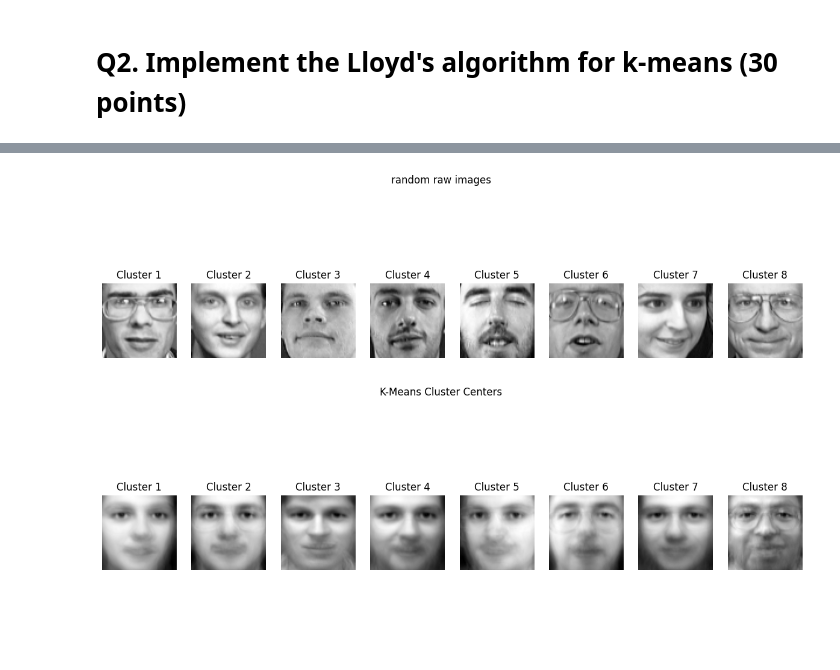
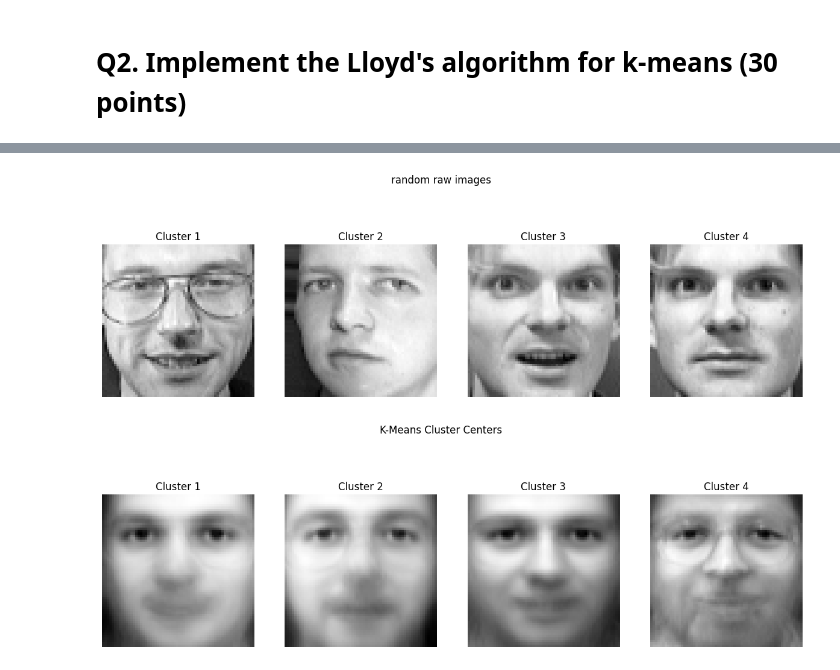
Before and after one commit to TangyKiwi/DSC-240, a Jupyter notebook: HW4/Q2_kmeans.ipynb, the cells around one changed output, grey strips where cells are left out. Cells and saved outputs as stored; diff of their text form; code cells hidden in the pictures; blank space fills up the shorter version.

```diff
--- a/HW4/Q2_kmeans.ipynb
+++ b/HW4/Q2_kmeans.ipynb
@@ -124,35 +139,35 @@ from sklearn.datasets import fetch_olivetti_faces
 # We'll fetch the Olivetti faces dataset
 data = fetch_olivetti_faces().data
 
-k = 8  # number of clusters
+k = 4  # number of clusters
 
 random_imgs = initialize_centroids(data, k)
 
 # Visualize the cluster centers as images
 plt.figure(figsize=(15, 5))
 for i, centroid in enumerate(random_imgs ):
     plt.subplot(1, k, i + 1)
     plt.imshow(centroid.reshape(64, 64), cmap='gray')
     plt.title(f'Cluster {i+1}')
     plt.axis('off')
 plt.suptitle('random raw images')
 plt.show()
 
 
 
 
 # Apply K-Means Clustering
 centroids, _ = kmeans(data, k)
 
 # Visualize the cluster centers as images
 plt.figure(figsize=(15, 5))
 for i, centroid in enumerate(centroids):
     plt.subplot(1, k, i + 1)
     plt.imshow(centroid.reshape(64, 64), cmap='gray')
     plt.title(f'Cluster {i+1}')
     plt.axis('off')
 plt.suptitle('K-Means Cluster Centers')
 plt.show()
 # %% [output]
-[figure, old version]
+[figure, new version]
-[figure, old version]
+[figure, new version]
```
Also changed, not shown: parts of 3 cells of this notebook, 9 other files.
